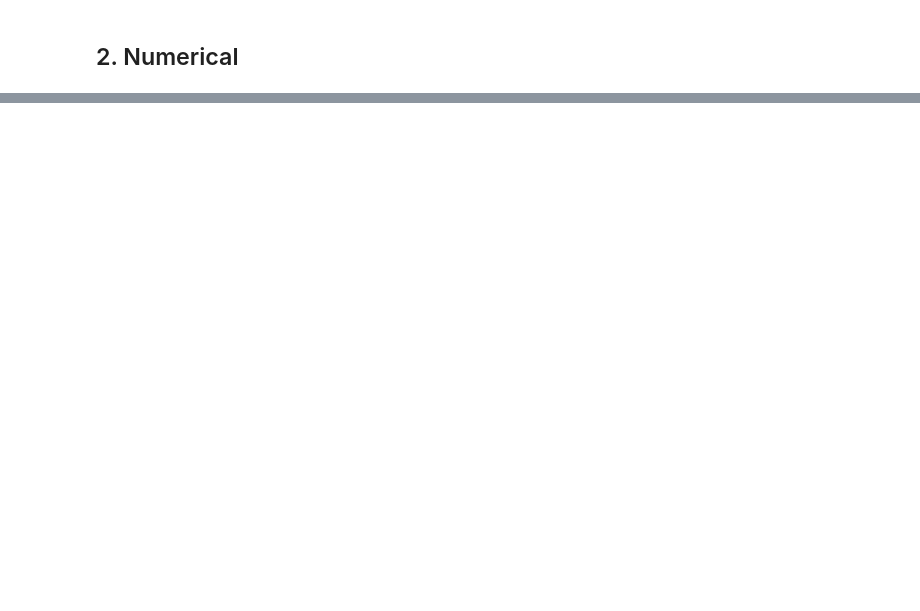
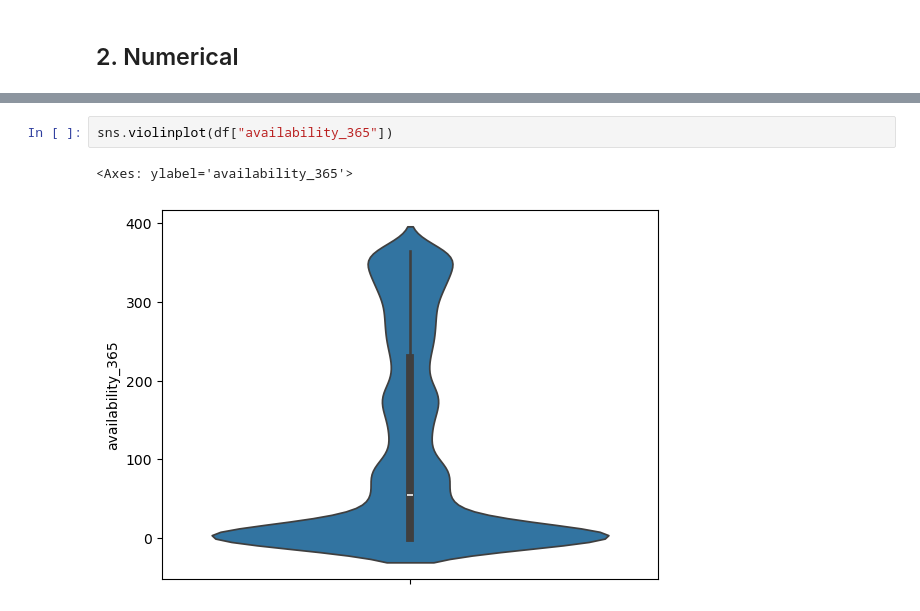
Before and after one commit to Ravishankarbhange/Data-Analysis-Course, a Jupyter notebook: Visualization.ipynb, the cells around one changed output, grey strips where cells are left out. Drawn from its saved outputs; the diff is of its cells as text; blank space fills up the shorter version.

```diff
--- a/Visualization.ipynb
+++ b/Visualization.ipynb
@@ -142,0 +185,5 @@ df["neighbourhood_group"].value_counts().plot(kind="pie",autopct="%.2f")
+# %%
+sns.violinplot(df["availability_365"])
+# %% [output]
+<Axes: ylabel='availability_365'>
+[figure, added]
```
Also changed, not shown: parts of 26 cells of this notebook.
